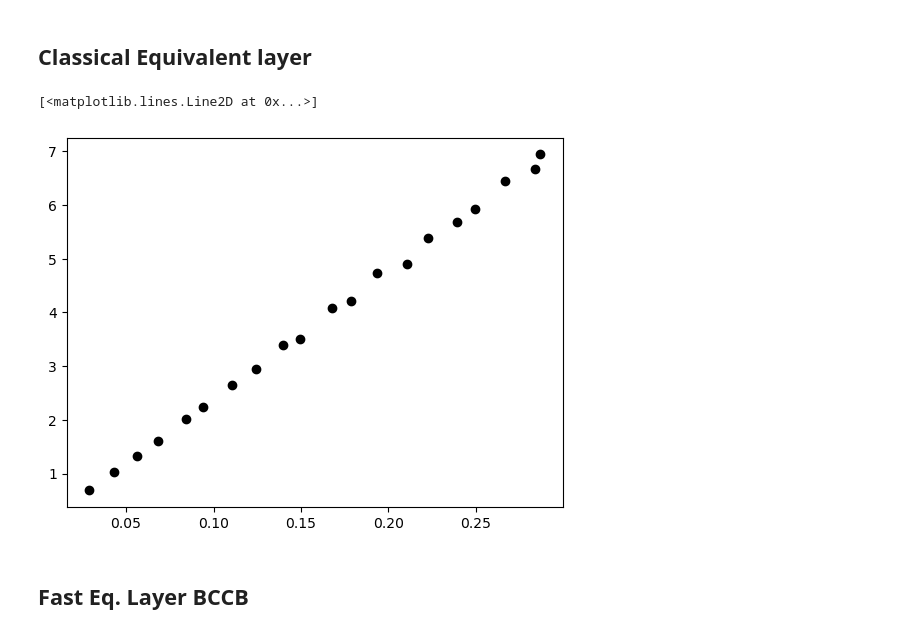
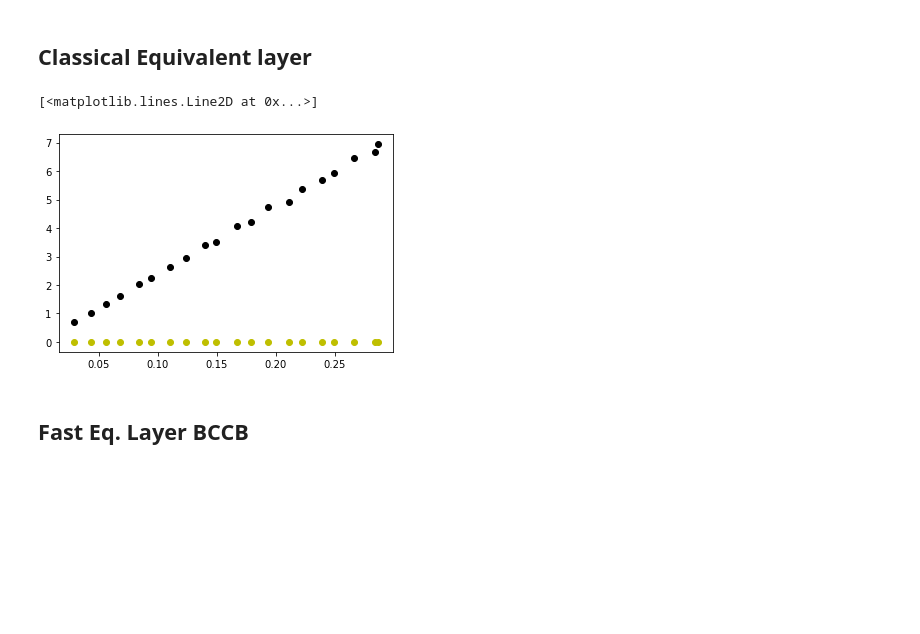
Before and after one commit to DiegoTaka/fast_equivalent_layer, a Jupyter notebook: code/grav/Stability_comparison_grav.ipynb, the cells around one changed output. Cells and saved outputs as stored; diff of their text form; code cells hidden in the pictures; blank space fills up the shorter version.

```diff
--- a/code/grav/Stability_comparison_grav.ipynb
+++ b/code/grav/Stability_comparison_grav.ipynb
@@ -90,18 +90,18 @@ zj = np.ones_like(zi)*300
 # %% [markdown]
 ## Classical Equivalent layer
 # %%
-delta_p_classical_0 = []
-A = fc.sensibility_matrix(xi,yi,zi,zj,N)
-I = np.identity(N)
-ATA = A.T.dot(A)
-mu = (np.trace(ATA)/N)*10**(-10)
-AI = np.linalg.inv(ATA+mu*I)
-p_0 = (AI.dot(A.T)).dot(data[0])
-norm_p_0 = np.linalg.norm(p_0)
-for i in range(len(data)-1):
-    p = (AI.dot(A.T)).dot(data[i+1])
-    norm_pl = np.linalg.norm(p-p_0)/norm_p_0
-    delta_p_classical_0.append(norm_pl)
+#delta_p_classical_0 = []
+#A = fc.sensibility_matrix(xi,yi,zi,zj,N)
+#I = np.identity(N)
+#ATA = A.T.dot(A)
+#mu = (np.trace(ATA)/N)*10**(-10)
+#AI = np.linalg.inv(ATA+mu*I)
+#p_0 = (AI.dot(A.T)).dot(data[0])
+#norm_p_0 = np.linalg.norm(p_0)
+#for i in range(len(data)-1):
+#    p = (AI.dot(A.T)).dot(data[i+1])
+#    norm_pl = np.linalg.norm(p-p_0)/norm_p_0
+#    delta_p_classical_0.append(norm_pl)
 # %%
 delta_p_classical = []
 A = fc.sensibility_matrix(xi,yi,zi,zj,N)
@@ -116,11 +116,11 @@ for i in range(len(data)-1):
     norm_pl = np.linalg.norm(p-p_0)/norm_p_0
     delta_p_classical.append(norm_pl)
 # %%
-#plt.plot(delta_g,delta_p_classical_0, 'yo')
+plt.plot(delta_g,delta_p_classical_0, 'yo')
 plt.plot(delta_g,delta_p_classical, 'ko')
 # %% [output]
 [<matplotlib.lines.Line2D at 0x...>]
-[figure, old version]
+[figure, new version]
 # %% [markdown]
 ## Fast Eq. Layer BCCB
 # %%
```
Also changed, not shown: parts of 24 cells of this notebook, 1 other file.
